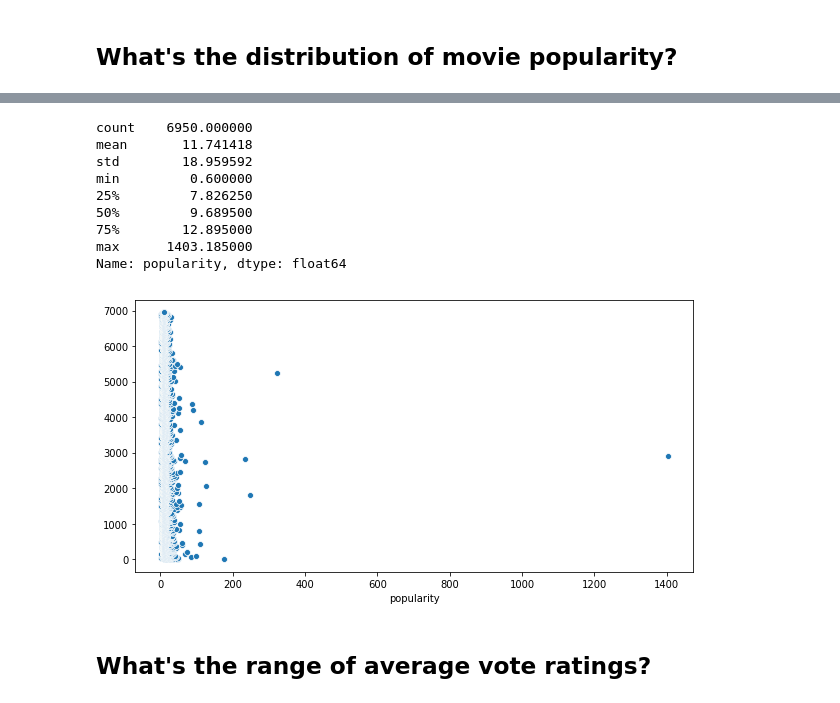
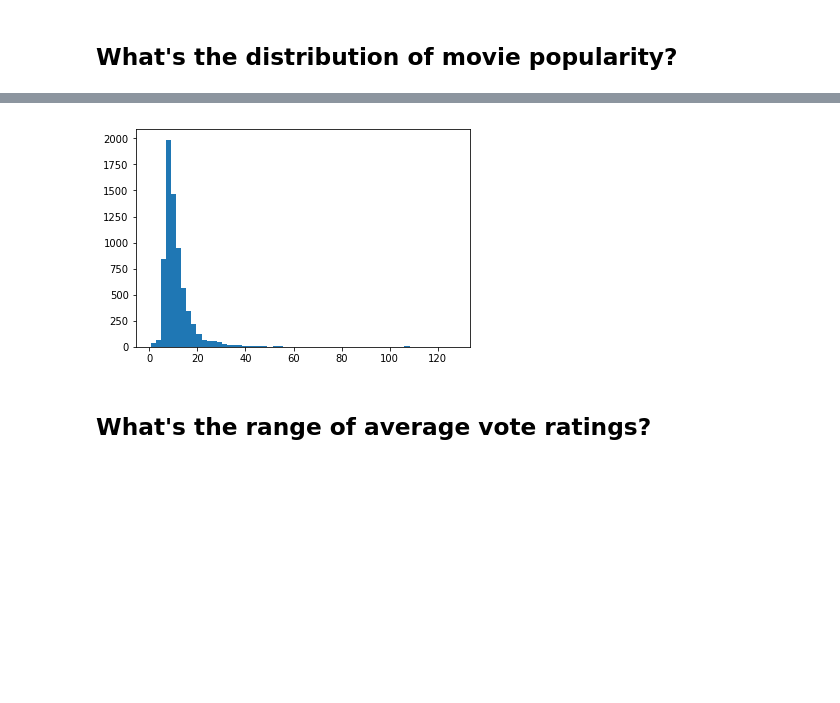
Before and after one commit to chrispfchung/mediaproject, a Jupyter notebook: Data API Calls (movieDB).ipynb, the cells around one changed output, grey strips where cells are left out. Cells and saved outputs as stored; diff of their text form; code cells hidden in the pictures; blank space fills up the shorter version.

```diff
--- a/Data API Calls (movieDB).ipynb
+++ b/Data API Calls (movieDB).ipynb
@@ -155,0 +160,2 @@ df = df.drop(columns='Unnamed: 0') # drop useless column identical-to-index colu
+# %%
+df['gross_profit'] = df[(df['revenue'] != 0) | (df['budget'] != 0)]['revenue'] -df[(df['revenue'] != 0) | (df['budget'] != 0)]['budget']
@@ -208,21 +274,15 @@ Name: genres, dtype: int64
+# %%
+plt.hist(df[df['popularity'] < 140]['popularity'], bins=60);
+plt.show()
+# %% [output]
+[figure, added]
 # %%
-y = range(0, df['title'].count()) # plotting movie popularity
-x = df['popularity']
-fig, ax = plt.subplots(figsize=(10,5))
-sns.scatterplot(x,y);
-`
-print(x.describe())
+# x = range(0, df['title'].count()) # plotting movie popularity
+# y = df['popularity']
+# fig, ax = plt.subplots(figsize=(10,5))
+# sns.distplot(x,y);
+
+# print(x.describe())
-# %% [output]
-count    6950.000000
-mean       11.741418
-std        18.959592
-min         0.600000
-25%         7.826250
-50%         9.689500
-75%        12.895000
-max      1403.185000
-Name: popularity, dtype: float64
-[figure, removed]
 # %% [markdown]
 ## What's the range of average vote ratings?
 # %%
```
Also changed, not shown: parts of 7 cells of this notebook.
